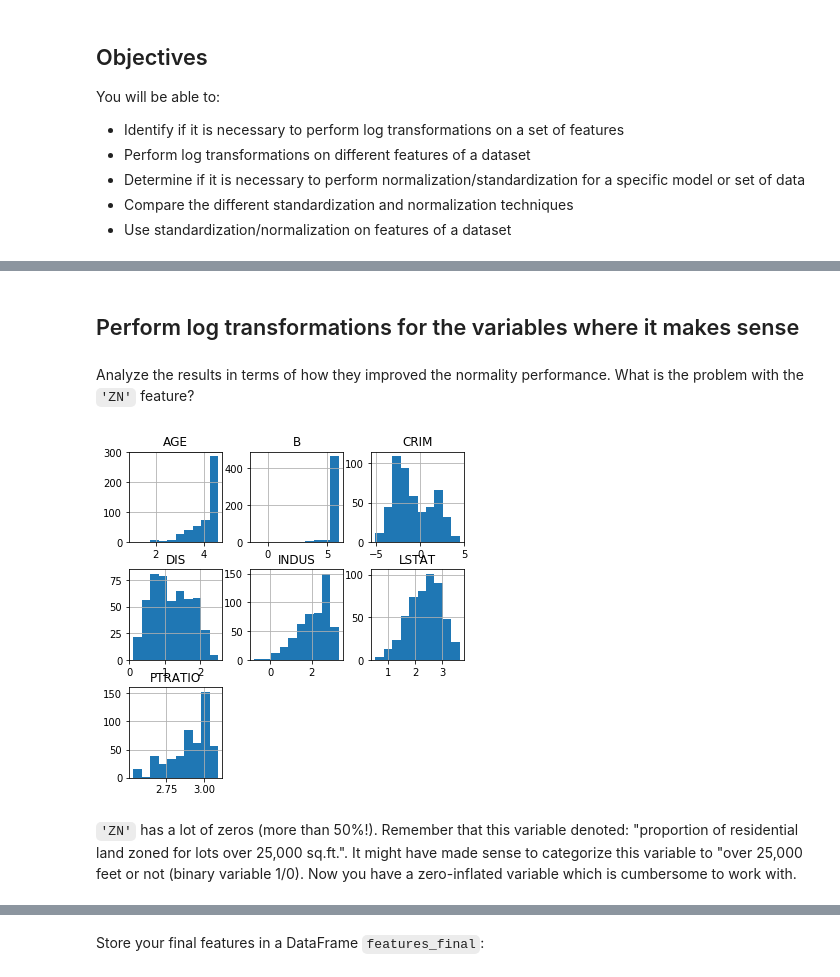
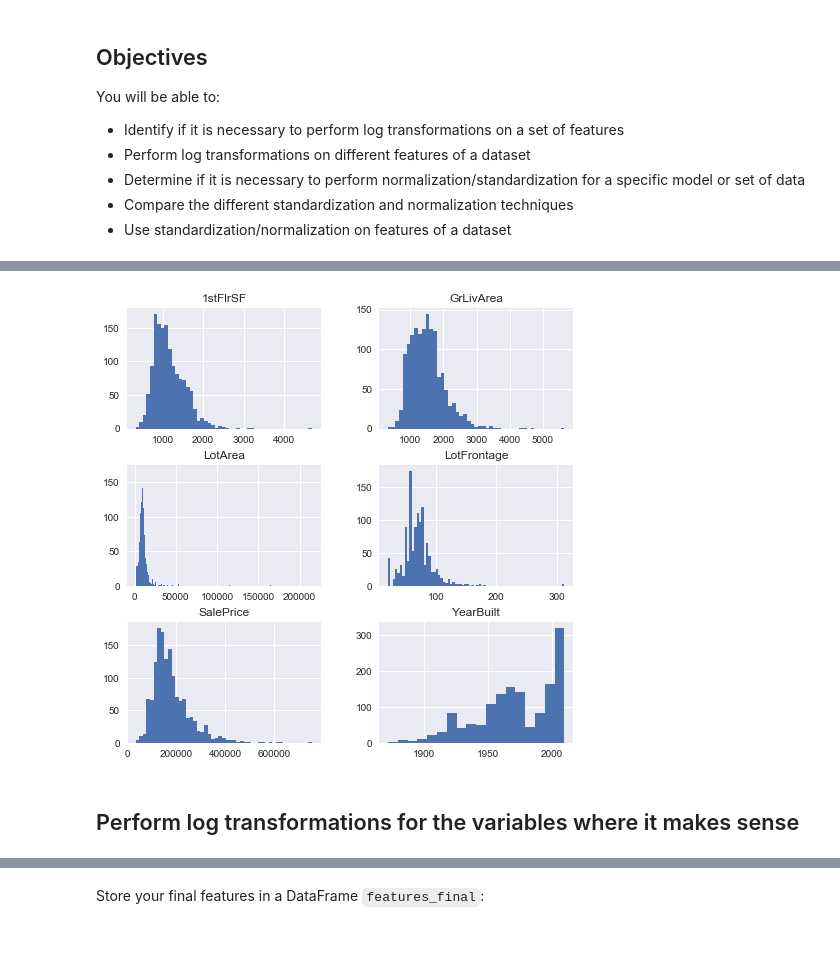
Before and after one commit to learn-co-curriculum/dsc-linear-transformations-lab, a Jupyter notebook: index.ipynb, the cells around one changed output, grey strips where cells are left out. Drawn from its saved outputs; the diff is of its cells as text; code cells hidden in the pictures; blank space fills up the shorter version.

```diff
--- a/index.ipynb
+++ b/index.ipynb
@@ -57,21 +47,9 @@ boston_cont.head()
+# %%
+continuous = ['LotFrontage', 'LotArea', 'YearBuilt', '1stFlrSF', 'GrLivArea', 'SalePrice']
+ames_cont = ames[continuous]
 # %%
-boston_cont.hist(figsize  = [8, 8]);
+ames_cont.hist(figsize  = [8, 8], bins='auto');
+# %% [output]
+[figure, added]
 # %% [markdown]
 ## Perform log transformations for the variables where it makes sense
-# %% [markdown]
-Analyze the results in terms of how they improved the normality performance. What is the problem with the `'ZN'` feature?
-# %%
-import numpy as np
-data_log= pd.DataFrame([])
-data_log['AGE'] = np.log(boston_cont['AGE'])
-data_log['B'] = np.log(boston_cont['B'])
-data_log['CRIM'] = np.log(boston_cont['CRIM'])
-data_log['DIS'] = np.log(boston_cont['DIS'])
-data_log['INDUS'] = np.log(boston_cont['INDUS'])
-data_log['LSTAT'] = np.log(boston_cont['LSTAT'])
-data_log['PTRATIO'] = np.log(boston_cont['PTRATIO'])
-data_log.hist(figsize  = [6, 6]);
-# %% [output]
-[figure, removed]
-# %% [markdown]
-`'ZN'` has a lot of zeros (more than 50%!). Remember that this variable denoted: "proportion of residential land zoned for lots over 25,000 sq.ft.". It might have made sense to categorize this variable to "over 25,000 feet or not (binary variable 1/0). Now you have a zero-inflated variable which is cumbersome to work with.
```
Also changed, not shown: parts of 18 cells of this notebook, 13 other files.
